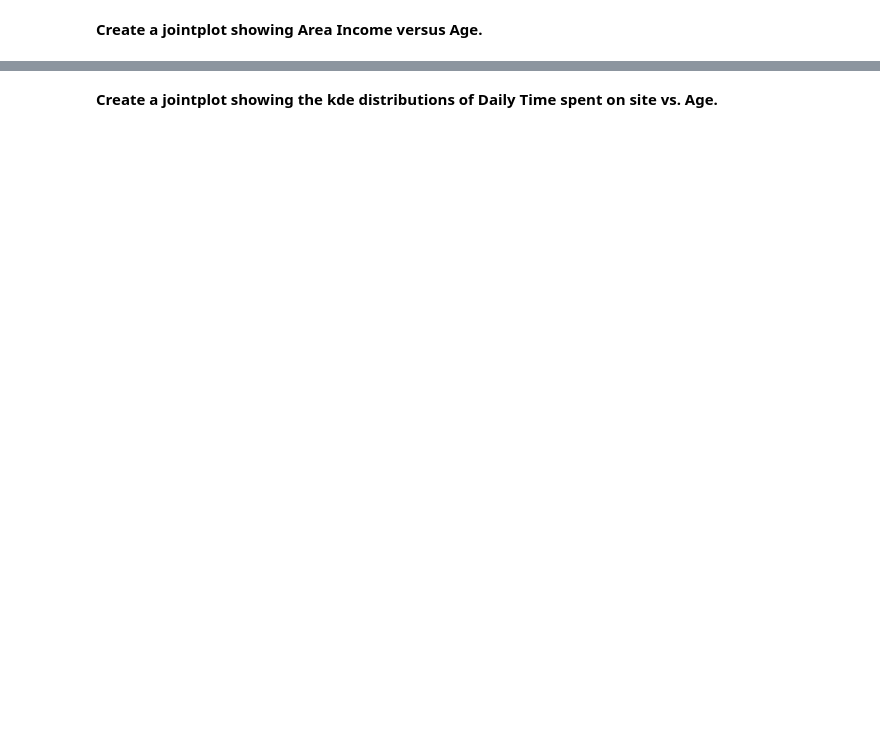
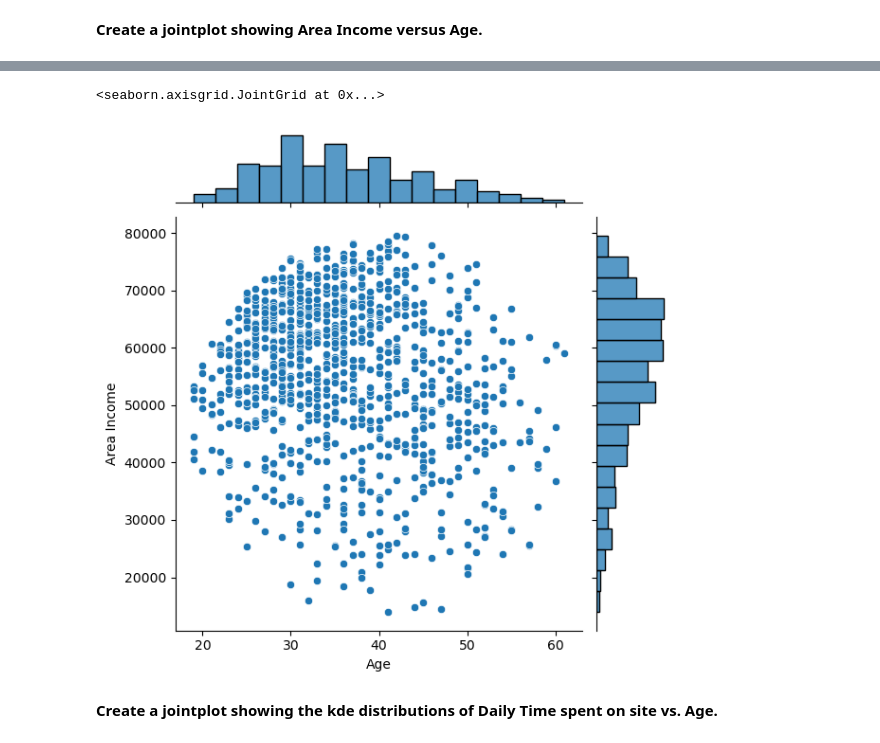
Before and after one commit to ankitrijal2054/Logistic-Regression, a Jupyter notebook: 02-Logistic Regression Project.ipynb, the cells around one changed output, grey strips where cells are left out. Drawn from its saved outputs; the diff is of its cells as text; code cells hidden in the pictures; blank space fills up the shorter version.

```diff
--- a/02-Logistic Regression Project.ipynb
+++ b/02-Logistic Regression Project.ipynb
@@ -90,2 +94,7 @@ Try recreating the plots shown below!
+# %%
+sns.jointplot(x=df['Age'], y=df['Area Income'])
+# %% [output]
+<seaborn.axisgrid.JointGrid at 0x...>
+[figure, added]
 # %% [markdown]
 **Create a jointplot showing the kde distributions of Daily Time spent on site vs. Age.**
```
Also changed, not shown: parts of 31 cells of this notebook.
